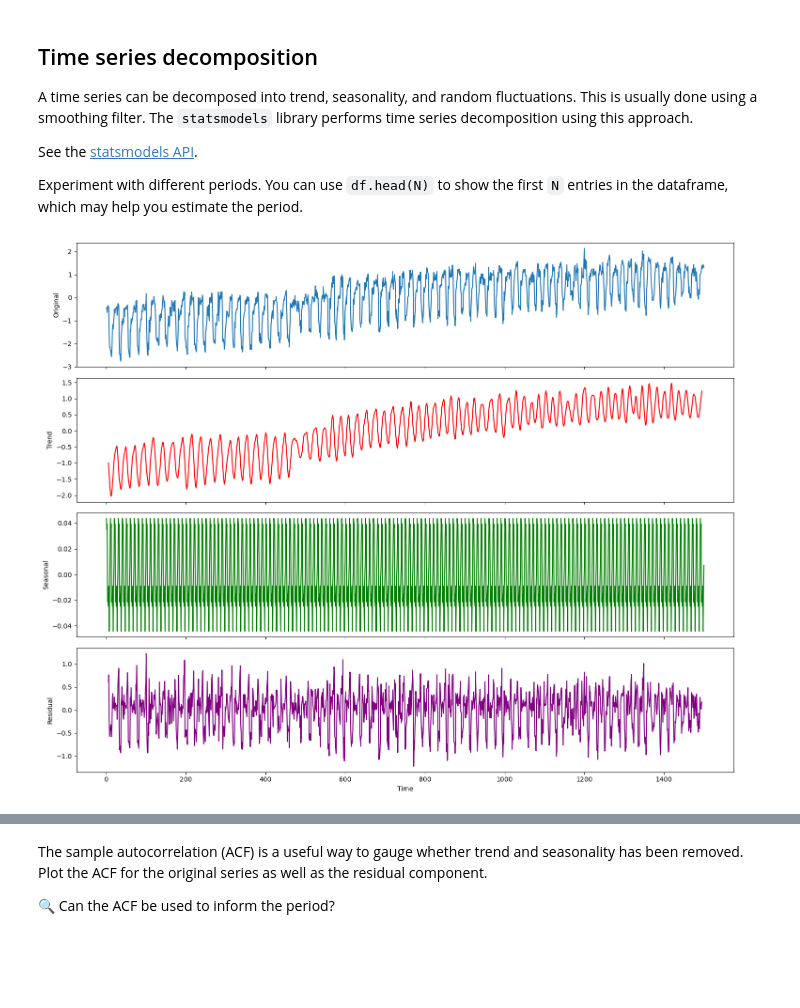
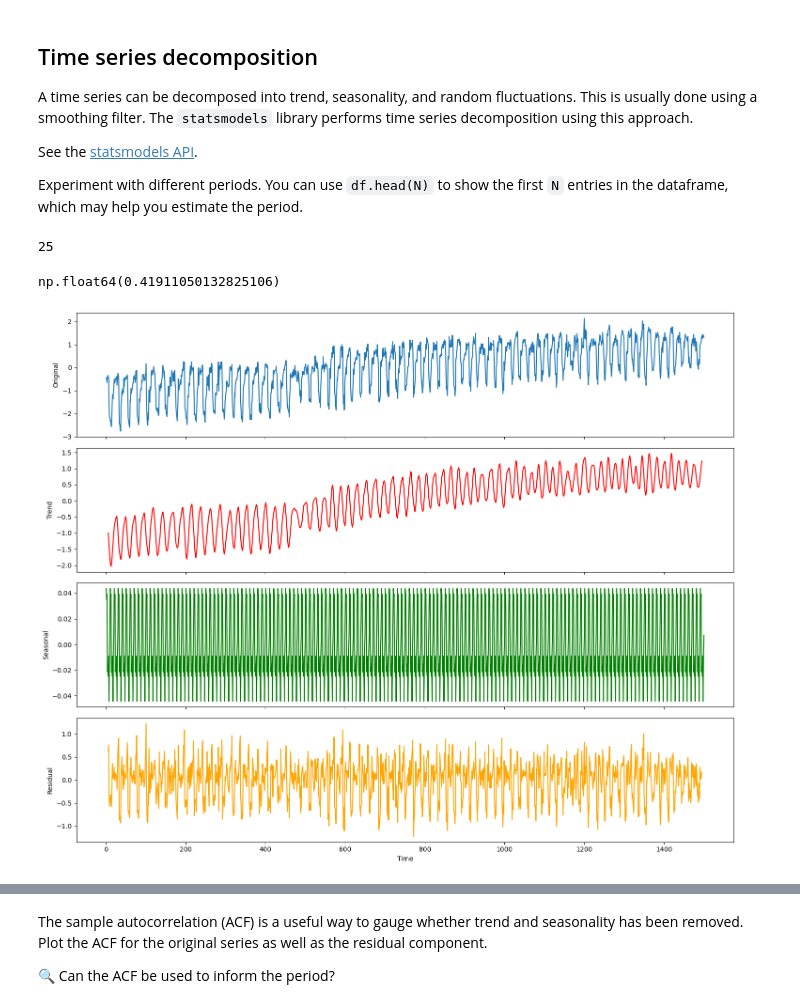
Before and after one commit to CJMarais/Dynamic-Process-Data-Analysis-2025-CJM, a Jupyter notebook: Prereading/Week 1 - questions.ipynb, the cells around one changed output, grey strips where cells are left out. Saved outputs shown, nothing was run; the diff lists cells and outputs as text; code cells hidden in the pictures; blank space fills up the shorter version.

```diff
--- a/Prereading/Week 1 - questions.ipynb
+++ b/Prereading/Week 1 - questions.ipynb
@@ -28,10 +28,14 @@ First appearance in publication: Thornhill, N.F., 2007, Locating the source of a
 Description: It is known that the there was a faulty steam sensor in the steam flow loop FC1. It was an orifice plate flow meter but there was no weep-hole in the plate which had the effect that condensate collected on the upstream side until it reached a critical level, and the accumulated liquid would then periodically clear itself by siphoning through the orifice. The challenge for the analysis of this unit is to verify that the faulty steam flow loop is the root cause of the disturbance.
 # %%
 # Read dataset into a dataframe, ensuring datetime index. Describe the main statistics
-df = pd.read_csv('https://sacac.org.za/wp-content/uploads/2023/07/sensor-F-oilgas-thornhill-2007.csv',
+# df = pd.read_csv('https://sacac.org.za/wp-content/uploads/2023/07/sensor-F-oilgas-thornhill-2007.csv',
+#                  delimiter=';',
+#                  index_col='Time')
+                    # \Data\sensor-F-oilgas-thornhill-2007.csv
+df = pd.read_csv(r'..\Data\sensor-F-oilgas-thornhill-2007.csv',
                  delimiter=';',
                  index_col='Time')
+# <---- Insert code here to show descriptive statistics of the dataset
 
-
-# <---- Insert code here to show descriptive statistics of the dataset
+print(df.describe())
 # %% [output]
@@ -89,31 +99,40 @@ A time series can be decomposed into trend, seasonality, and random fluctuations
 See the [statsmodels API](https://www.statsmodels.org/stable/generated/statsmodels.tsa.seasonal.seasonal_decompose.html#statsmodels.tsa.seasonal.seasonal_decompose).
 
 Experiment with different periods. You can use `df.head(N)` to show the first `N` entries in the dataframe, which may help you estimate the period.
+# %%
+df.head(50)
+# %% [output]
+25
 # %%
 from statsmodels.tsa.seasonal import seasonal_decompose
 
 # Perform decomposition
 period = 10
 decomposition = seasonal_decompose(ts, model='additive', period=period)
 
 # Create subplots
 fig, axes = plt.subplots(4, 1, figsize=(15, 12), sharex=True)
 
 # Original series
 decomposition.observed.plot(ax=axes[0])
 axes[0].set_ylabel('Original')
 
 # Trend component
 decomposition.trend.plot(ax=axes[1], color='red')
 axes[1].set_ylabel('Trend')
 
 # Seasonal component
 decomposition.seasonal.plot(ax=axes[2], color='green')
 axes[2].set_ylabel('Seasonal')
 
 # Residual/Noise component
 # <---- Insert code here to plot the residual component
+decomposition.resid.plot(ax=axes[3], color='orange')
+axes[3].set_ylabel('Residual')
+plt.tight_layout()
 
-plt.tight_layout()
+decomposition.resid.sum()
+decomposition.resid.std()
 # %% [output]
+np.float64(0.41911050132825106)
-[figure, old version]
+[figure, new version]
```
Also changed, not shown: parts of 4 cells of this notebook, 1 other file.
